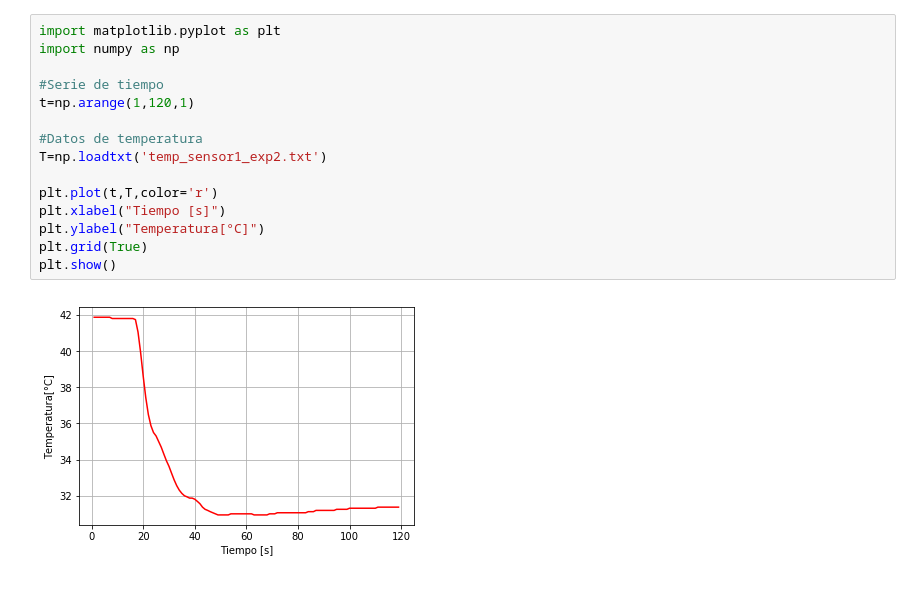
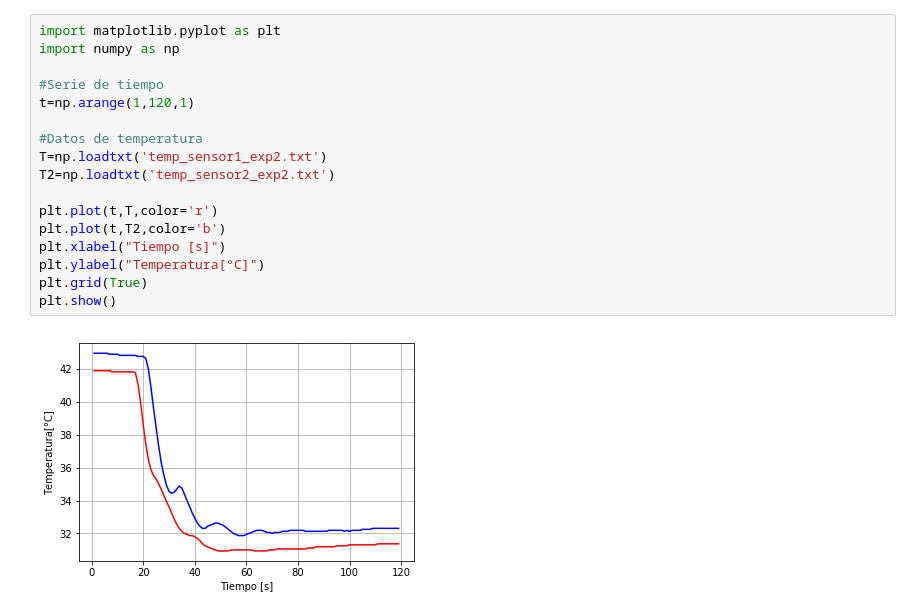
Before and after one commit to joshuatzin/CodeCT, a Jupyter notebook: Corrientes+de+Gravedad.ipynb, the cells around one changed output. Drawn from its saved outputs; the diff is of its cells as text.

```diff
--- a/Corrientes+de+Gravedad.ipynb
+++ b/Corrientes+de+Gravedad.ipynb
@@ -1,20 +1,22 @@
 # %%
 import matplotlib.pyplot as plt
 import numpy as np
 
 #Serie de tiempo
 t=np.arange(1,120,1)
 
 #Datos de temperatura
 T=np.loadtxt('temp_sensor1_exp2.txt')
+T2=np.loadtxt('temp_sensor2_exp2.txt')
 
 plt.plot(t,T,color='r')
+plt.plot(t,T2,color='b')
 plt.xlabel("Tiempo [s]")
 plt.ylabel("Temperatura[°C]")
 plt.grid(True)
 plt.show()
 # %% [output]
-[figure, old version]
+[figure, new version]
 # %%
 import matplotlib.pyplot as plt
 import numpy as np
```
Also changed, not shown: parts of 1 cell of this notebook.
